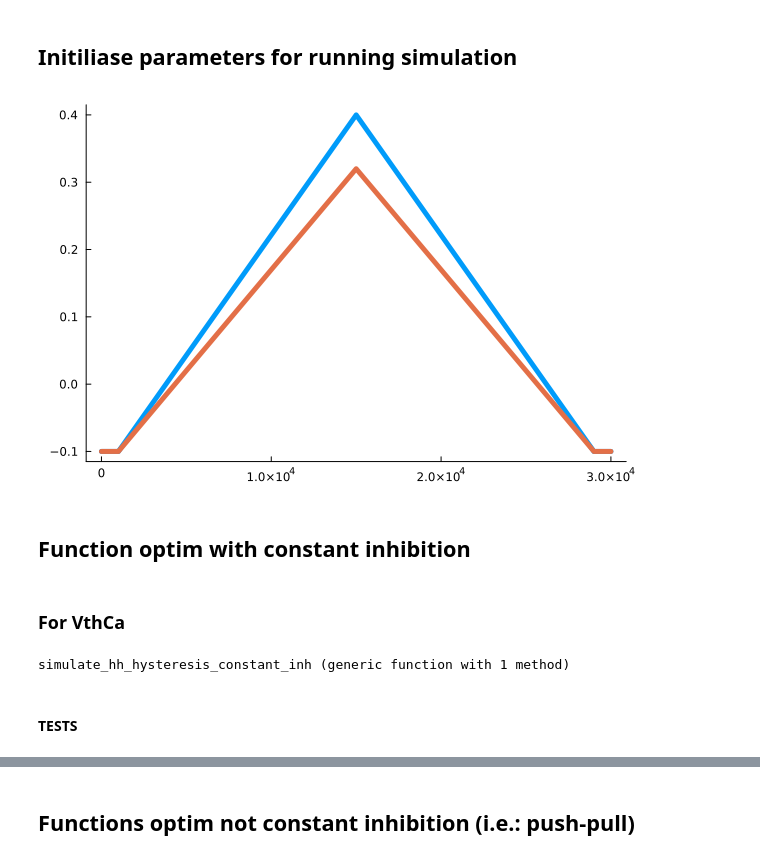
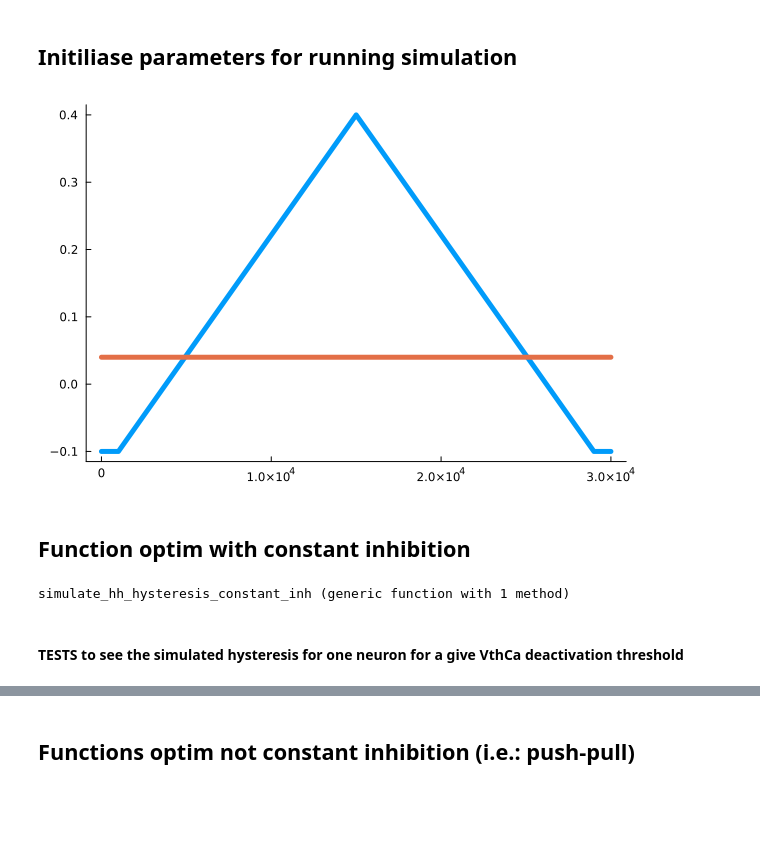
Before and after one commit to natmtc/flexible-motoneuron-control, a Jupyter notebook: Optimisation_Black_Box.ipynb, the cells around one changed output, grey strips where cells are left out. Drawn from its saved outputs; the diff is of its cells as text; code cells hidden in the pictures; blank space fills up the shorter version.

```diff
--- a/Optimisation_Black_Box.ipynb
+++ b/Optimisation_Black_Box.ipynb
@@ -300,65 +302,40 @@ for i in 1:nr_s
     gca_S[i] = 2*π*ld_S[i]*rd_S[i]*max_gca_S[i]*1e3
 
     S_MN = Dict(:Cs => cs_S[i], :Cd => cd_S[i], :Irh => rheobase_S[i], :gc => gc_S[i], :gNa => gna_S[i], :gKs => gks_S[i], :gKf => gkf_S[i], :gCa => gca_S[i], :gld => gld_S[i], :gls => gls_S[i], :αp => αp_D, :βp => βp_D[i],
         :αq => αq_S[i], :βq => βq_S[i], :αm => αm[i], :βm => βm[i], :αh => αh_S[i], :βh => βh_S[i], :αn => αn_S[i], :βn => βn_S[i], :Vth => Vth_S[i], :VthCa => Vthca_S[i], :Rn => rn_S[i],
         :Tetanic => tetanic_S[i], :Apeak => Apeak_S[i],:IF => IF[i], :tpeak => tpeak_S[i], :γh=>γh[i] , "type" => "All Type")
 
     MN_list = [MN_list;S_MN];
 end
 MNs = MN_list;
 
 
 tspan = 0:0.05:sim_length; #time span of simulation defined by step size and length of simulation // change this to get more or less points in the simulation
 m=0.0;h=1.0;n=0.0;q=0.0;p=0.0;m0=0.0;h0=1.0;n0=0.0;q0=0.0;p0=0.0; t0=-1.0; t1=-1.0; SPIKE0=0; SPIKE1=0
 pool_state_params = fill((m, h, n, q, p, m0, h0, n0, q0, p0, t0, t1, SPIKE0, SPIKE1), nr_s)
 sim_time = _int(sim_length/0.05)   # because the step size is 0.05ms
 spike_arr = zeros((nr_s, sim_time)) #storage
 vs_arr = zeros((nr_s, sim_time)); #storage
 pt_arr = zeros((nr_s, sim_time)); #storage
 mt_arr = zeros((nr_s, sim_time)); #storage
 ht_arr = zeros((nr_s, sim_time)); #storage
 nt_arr = zeros((nr_s, sim_time)); #storage
 qt_arr = zeros((nr_s, sim_time)); #storage
 commoninput = tr; #needed for the run_sim() function
 
 
 full_input = zeros((nr_s, sim_length))
 independantnoise = zeros((nr_s, sim_length))
-# factor= 0.1 #for creating the inhibitory signal
-# inh_input=fill(factor*amplitude, sim_length);
-
-#push-pull
-
-# amplitude=0.4
-# factor=0.4*0.1
-# tr_length=30000
-# half_triang = div(tr_length, 2)
-
-# down = range(amplitude, -0.1+factor, length = half_triang + 1)
-# up = range(-0.1+factor, amplitude, length = tr_length - half_triang + 1)
-# inh_input = vcat(down[2:end], up[2:end])
-# sim_length=30000
+factor= 0.1 #for creating the inhibitory signal
+inh_input=fill(factor*amplitude, sim_length);
 
 
-#balanced
-
-amplitude=0.4*0.8
-tr_length=28000
-half_triang = div(tr_length, 2)
-flat_line = fill(-0.1, 1000)
-up = range(-0.1, amplitude, length = half_triang + 1)
-down = range(amplitude, -0.1, length = tr_length - half_triang + 1)
-inh_input = vcat(flat_line, up[2:end], down[2:end], flat_line)
-sim_length=30000
-
-Plots.plot(tr,grid=false,legend=false, linewidth=5)
-Plots.plot!(inh_input,grid=false,legend=false, linewidth=5)
+# Plots.plot(tr,grid=false,legend=false, linewidth=5)
+# Plots.plot!(inh_input,grid=false,legend=false, linewidth=5)
 # %% [output]
-[figure, old version]
+[figure, new version]
 # %% [markdown]
 ## Function optim with constant inhibition
-# %% [markdown]
-### For VthCa
 # %%
 function object_function_constant_inh(VthCa,i)
     simulated_hysteresis, _ = simulate_hh_hysteresis_constant_inh(VthCa,i,MN_list)
@@ -426,6 +403,6 @@ function simulate_hh_hysteresis_constant_inh(values_deac::Vector,i,MN_list)
 end
 # %% [output]
 simulate_hh_hysteresis_constant_inh (generic function with 1 method)
-# %% [markdown]
-#### TESTS
+# %% [markdown]
+#### TESTS to see the simulated hysteresis for one neuron for a give VthCa deactivation threshold
 # %%
```
Also changed, not shown: parts of 11 cells of this notebook, 5 other files.
